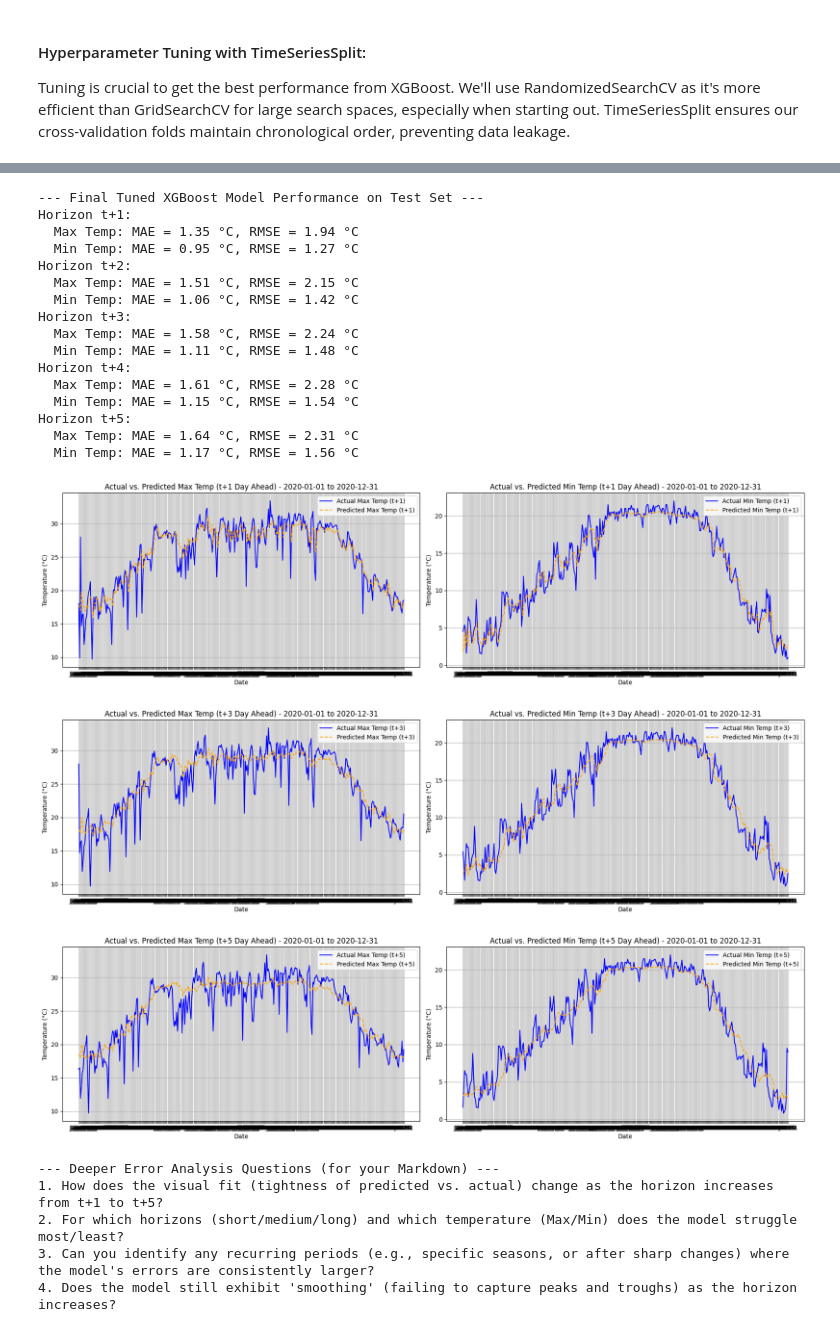
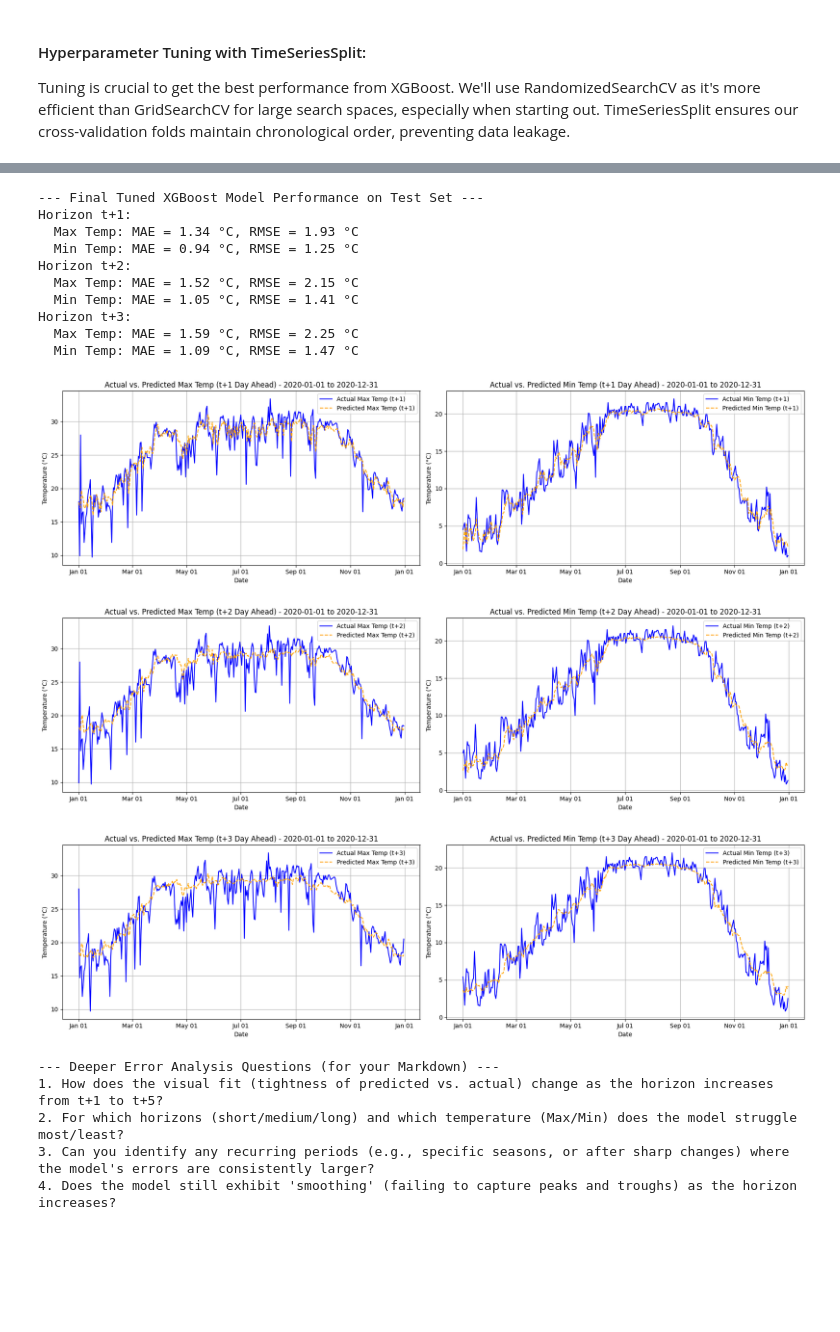
Before and after one commit to Binamraaa/Kathmandu_Climate_Insights, a Jupyter notebook: notebooks/feature_engineering_and_model_baseline.ipynb, the cells around one changed output, grey strips where cells are left out. Cells and saved outputs as stored; diff of their text form; code cells hidden in the pictures; blank space fills up the shorter version.

```diff
--- a/notebooks/feature_engineering_and_model_baseline.ipynb
+++ b/notebooks/feature_engineering_and_model_baseline.ipynb
@@ -205,13 +208,13 @@ Slight changes in the code as the target isn't just predicting  tempr after 5 da
 df_analysis = df_analysis.drop(columns=[col for col in df_analysis.columns if 'Target_' in str(col)], errors='ignore')
 
 # Create target variables for each horizon (t+1 to t+5) for both Max and Min temperatures
-for horizon in range(1, 6): # Horizons from 1 to 5 days ahead
+for horizon in range(1, 4): # Horizons from 1 to 3 days ahead
     df_analysis[f'Target_Max_Temp_C_t+{horizon}'] = df_analysis['Max_Temp_C'].shift(-horizon)
     df_analysis[f'Target_Min_Temp_C_t+{horizon}'] = df_analysis['Min_Temp_C'].shift(-horizon)
 
 # Drop rows where any of the new target variables are NaN (these will be at the end of the DataFrame)
 # Dropping based on the furthest horizon (t+5) ensures all shorter horizons are also present
-df_analysis.dropna(subset=[f'Target_Max_Temp_C_t+5', f'Target_Min_Temp_C_t+5'], inplace=True)
+df_analysis.dropna(subset=[f'Target_Max_Temp_C_t+3', f'Target_Min_Temp_C_t+3'], inplace=True)
 # %%
 df_analysis
 # %% [output]
@@ -324,7 +367,7 @@ baseline_model.fit(X_train, y_train)
 y_pred_baseline = baseline_model.predict(X_test)
 
 print("\nBaseline Model (Linear Regression) Performance:")
-for i in range(5): # Iterate through horizons 0 (t+1) to 4 (t+5)
+for i in range(3): # Iterate through horizons 0 (t+1) to 4 (t+5)
     horizon = i + 1
     # Max Temp for current horizon
     mae_max = mean_absolute_error(y_test[f'Target_Max_Temp_C_t+{horizon}'], y_pred_baseline[:, i*2])
@@ -443,13 +480,13 @@ Best cross-validation MAE (for Target_Max_Temp_C_t+1): 1.36 °C
 # Now, fit the best model on the full X_train for final evaluation with early stopping
 # Create a small validation set from your training data for early stopping
 X_train_fit, X_val_fit, y_train_fit, y_val_fit = train_test_split(
-    X_train, y_train, test_size=0.15, random_state=42, shuffle=False # Keep shuffle=False for time-series
+    X_train, y_train, test_size=0.2, random_state=42, shuffle=False # Keep shuffle=False for time-series
 )
 
 # Add the early stopping parameters to your existing best estimator
 best_xgb_model.set_params(
-    early_stopping_rounds=100,
-    eval_metric='mae'
+    early_stopping_rounds=500,
+    eval_metric='rmse' # Using RMSE as a common metric for regression tasks
 )
 
 # Now, fit the modified best_xgb_model.
@@ -499,7 +536,7 @@ y_pred_tuned_df = pd.DataFrame(y_pred_tuned, index=y_test.index, columns=y_test.
 print("\n--- Final Tuned XGBoost Model Performance on Test Set ---")
 
 # Loop through each horizon to calculate and display metrics
-for i in range(5):
+for i in range(3):
     horizon = i + 1
     max_target_col = f'Target_Max_Temp_C_t+{horizon}'
     min_target_col = f'Target_Min_Temp_C_t+{horizon}'
@@ -518,20 +555,14 @@ for i in range(5):
 # %% [output]
 --- Final Tuned XGBoost Model Performance on Test Set ---
 Horizon t+1:
-  Max Temp: MAE = 1.35 °C, RMSE = 1.94 °C
-  Min Temp: MAE = 0.95 °C, RMSE = 1.27 °C
+  Max Temp: MAE = 1.34 °C, RMSE = 1.93 °C
+  Min Temp: MAE = 0.94 °C, RMSE = 1.25 °C
 Horizon t+2:
-  Max Temp: MAE = 1.51 °C, RMSE = 2.15 °C
-  Min Temp: MAE = 1.06 °C, RMSE = 1.42 °C
+  Max Temp: MAE = 1.52 °C, RMSE = 2.15 °C
+  Min Temp: MAE = 1.05 °C, RMSE = 1.41 °C
 Horizon t+3:
-  Max Temp: MAE = 1.58 °C, RMSE = 2.24 °C
-  Min Temp: MAE = 1.11 °C, RMSE = 1.48 °C
-Horizon t+4:
-  Max Temp: MAE = 1.61 °C, RMSE = 2.28 °C
-  Min Temp: MAE = 1.15 °C, RMSE = 1.54 °C
-Horizon t+5:
-  Max Temp: MAE = 1.64 °C, RMSE = 2.31 °C
-  Min Temp: MAE = 1.17 °C, RMSE = 1.56 °C
+  Max Temp: MAE = 1.59 °C, RMSE = 2.25 °C
+  Min Temp: MAE = 1.09 °C, RMSE = 1.47 °C
 # %%
 import matplotlib.pyplot as plt
 import matplotlib.dates as mdates
@@ -544,10 +575,10 @@ test_dates = y_test.index
 viz_mask = (test_dates >= start_viz_date) & (test_dates <= end_viz_date)
 
 y_test_viz = y_test[viz_mask]
-y_pred_xgb_viz = y_pred_tuned_xgb[viz_mask]
+y_pred_xgb_viz = y_pred_tuned_df[viz_mask]
 
-# Plot for t+1, t+3, t+5 horizons
-horizons_to_plot = [1, 3, 5]
+# Plot for t+1, t+2, t+3 horizons
+horizons_to_plot = [1, 2, 3]  # Horizons from 1 to 3 days ahead
 
 for h_idx, horizon in enumerate(horizons_to_plot):
     plt.figure(figsize=(18, 5))
@@ -555,39 +586,39 @@ for h_idx, horizon in enumerate(horizons_to_plot):
     # Max Temperature for this horizon
     plt.subplot(1, 2, 1)
     plt.plot(y_test_viz.index, y_test_viz[f'Target_Max_Temp_C_t+{horizon}'], label=f'Actual Max Temp (t+{horizon})', color='blue')
-    plt.plot(y_test_viz.index, y_pred_xgb_viz[:, h_idx*2], label=f'Predicted Max Temp (t+{horizon})', color='orange', linestyle='--')
+    plt.plot(y_test_viz.index, y_pred_xgb_viz[f'Target_Max_Temp_C_t+{horizon}'], label=f'Predicted Max Temp (t+{horizon})', color='orange', linestyle='--')
     plt.title(f'Actual vs. Predicted Max Temp (t+{horizon} Day Ahead) - {start_viz_date} to {end_viz_date}')
     plt.xlabel('Date')
     plt.ylabel('Temperature (°C)')
     plt.legend()
     plt.grid(True)
     plt.gca().xaxis.set_major_formatter(mdates.DateFormatter('%b %d'))
     plt.savefig('Actual vs Predicted Max temp.png')
 
     # Min Temperature for this horizon
     plt.subplot(1, 2, 2)
     plt.plot(y_test_viz.index, y_test_viz[f'Target_Min_Temp_C_t+{horizon}'], label=f'Actual Min Temp (t+{horizon})', color='blue')
-    plt.plot(y_test_viz.index, y_pred_xgb_viz[:, h_idx*2+1], label=f'Predicted Min Temp (t+{horizon})', color='orange', linestyle='--')
+    plt.plot(y_test_viz.index, y_pred_xgb_viz[f'Target_Min_Temp_C_t+{horizon}'], label=f'Predicted Min Temp (t+{horizon})', color='orange', linestyle='--')
     plt.title(f'Actual vs. Predicted Min Temp (t+{horizon} Day Ahead) - {start_viz_date} to {end_viz_date}')
     plt.xlabel('Date')
     plt.ylabel('Temperature (°C)')
     plt.legend()
     plt.grid(True)
     plt.gca().xaxis.set_major_formatter(mdates.DateFormatter('%b %d'))
     plt.tight_layout()
     plt.savefig('Actual vs Predicted Min temp.png')
     plt.show()
 
 # Deeper error analysis questions
 print("\n--- Deeper Error Analysis Questions (for your Markdown) ---")
 print("1. How does the visual fit (tightness of predicted vs. actual) change as the horizon increases from t+1 to t+5?")
 print("2. For which horizons (short/medium/long) and which temperature (Max/Min) does the model struggle most/least?")
 print("3. Can you identify any recurring periods (e.g., specific seasons, or after sharp changes) where the model's errors are consistently larger?")
 print("4. Does the model still exhibit 'smoothing' (failing to capture peaks and troughs) as the horizon increases?")
 # %% [output]
-[figure, old version]
+[figure, new version]
-[figure, old version]
+[figure, new version]
-[figure, old version]
+[figure, new version]
 --- Deeper Error Analysis Questions (for your Markdown) ---
 1. How does the visual fit (tightness of predicted vs. actual) change as the horizon increases from t+1 to t+5?
 2. For which horizons (short/medium/long) and which temperature (Max/Min) does the model struggle most/least?
```
Also changed, not shown: parts of 27 cells of this notebook, 22 other files.
